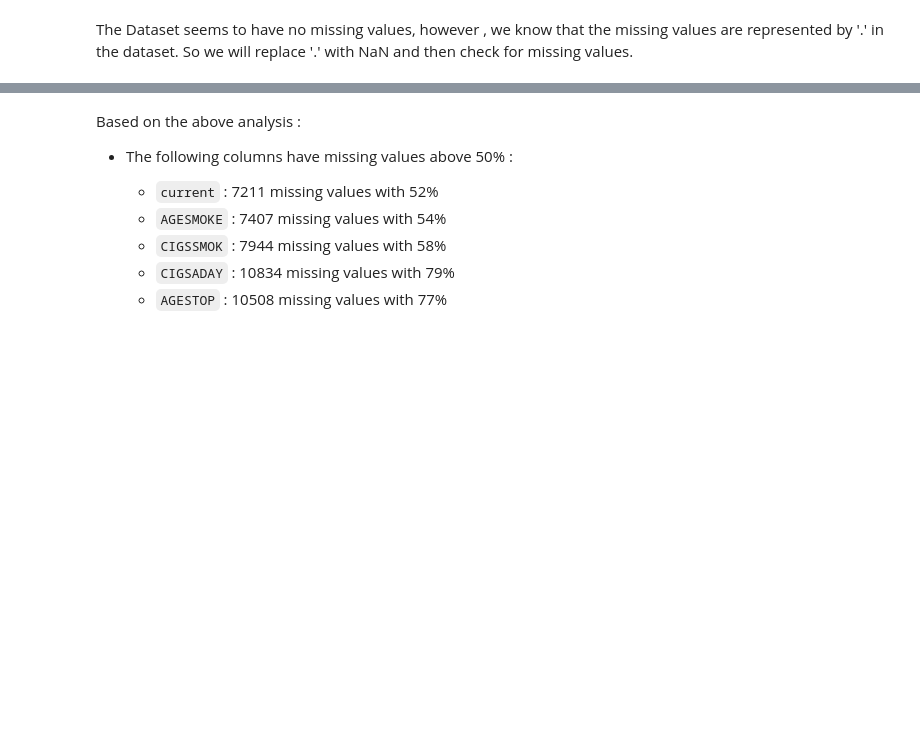
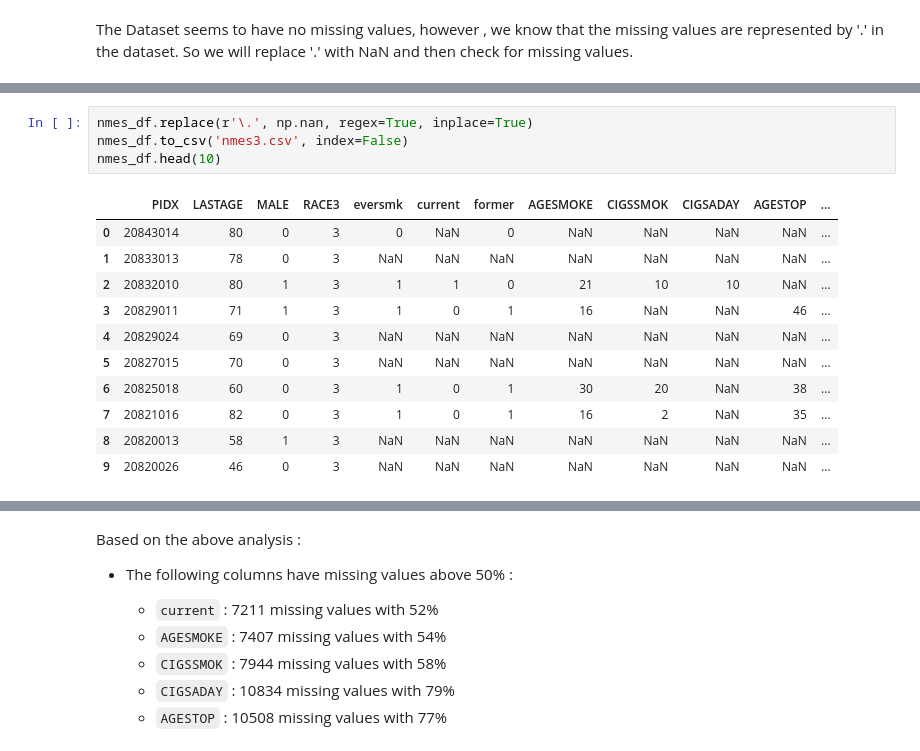
Before and after one commit to oscar066/nzuri_Analysis, a Jupyter notebook: nmes.ipynb, the cells around one changed output, grey strips where cells are left out. Cells and saved outputs as stored; diff of their text form; blank space fills up the shorter version.

```diff
--- a/nmes.ipynb
+++ b/nmes.ipynb
@@ -144,3 +155,19 @@ nmes_df = nmes_df.replace(".", np.NaN)
+# %%
+nmes_df.replace(r'\.', np.nan, regex=True, inplace=True)
+nmes_df.to_csv('nmes3.csv', index=False)
+nmes_df.head(10)
+# %% [output]
+|  | PIDX | LASTAGE | MALE | RACE3 | eversmk | current | former | AGESMOKE | CIGSSMOK | CIGSADAY | AGESTOP | ... |
+| 0 | 20843014 | 80 | 0 | 3 | 0 | NaN | 0 | NaN | NaN | NaN | NaN | ... |
+| 1 | 20833013 | 78 | 0 | 3 | NaN | NaN | NaN | NaN | NaN | NaN | NaN | ... |
+| 2 | 20832010 | 80 | 1 | 3 | 1 | 1 | 0 | 21 | 10 | 10 | NaN | ... |
+| 3 | 20829011 | 71 | 1 | 3 | 1 | 0 | 1 | 16 | NaN | NaN | 46 | ... |
+| 4 | 20829024 | 69 | 0 | 3 | NaN | NaN | NaN | NaN | NaN | NaN | NaN | ... |
+| 5 | 20827015 | 70 | 0 | 3 | NaN | NaN | NaN | NaN | NaN | NaN | NaN | ... |
+| 6 | 20825018 | 60 | 0 | 3 | 1 | 0 | 1 | 30 | 20 | NaN | 38 | ... |
+| 7 | 20821016 | 82 | 0 | 3 | 1 | 0 | 1 | 16 | 2 | NaN | 35 | ... |
+| 8 | 20820013 | 58 | 1 | 3 | NaN | NaN | NaN | NaN | NaN | NaN | NaN | ... |
+| 9 | 20820026 | 46 | 0 | 3 | NaN | NaN | NaN | NaN | NaN | NaN | NaN | ... |
 # %%
 nmes_df.sample(20)
 # %% [output]
```
Also changed, not shown: parts of 15 cells of this notebook.
